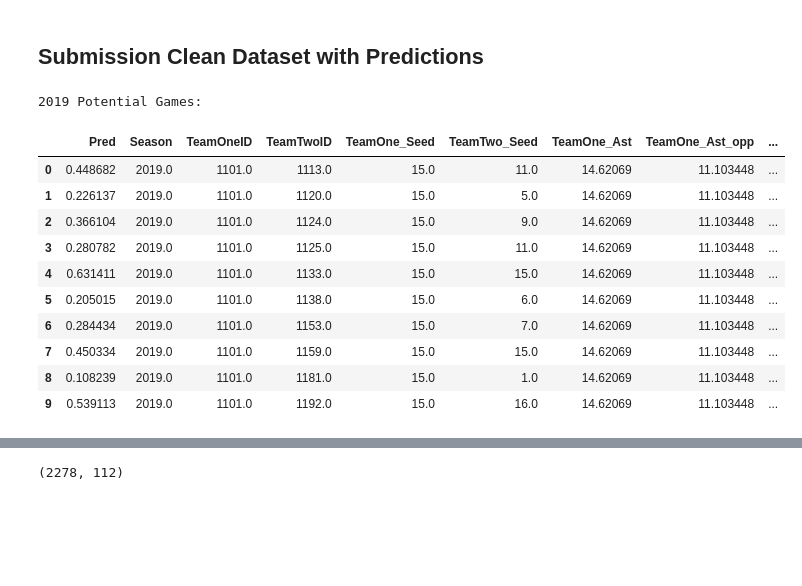
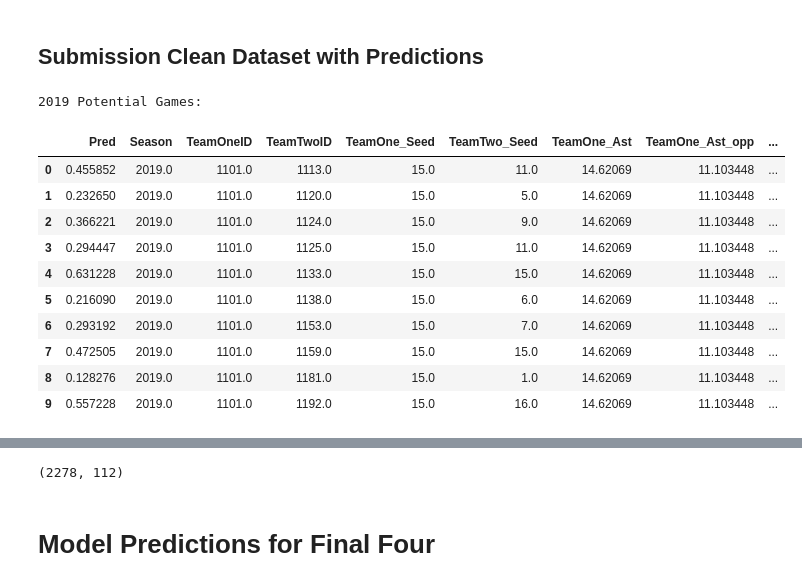
Before and after one commit to aarontrefler/kaggle-ncaa-men-19, a Jupyter notebook: notebooks/AT-1.1-analyze-datasets.ipynb, the cells around one changed output, grey strips where cells are left out. Saved outputs shown, nothing was run; the diff lists cells and outputs as text; code cells hidden in the pictures; blank space fills up the shorter version.

```diff
--- a/notebooks/AT-1.1-analyze-datasets.ipynb
+++ b/notebooks/AT-1.1-analyze-datasets.ipynb
@@ -133,19 +133,19 @@ utils.display_df(df_clean_sub, n=3, tail=True, title="2019 Potential Games")
 ## Submission Clean Dataset with Predictions
 # %%
 # training dataset with predictions
-df_sub_pred = (pd.read_csv(data_clean_dir + 'predictions_submission_dataset.csv'))
+df_sub_pred = (pd.read_csv(data_clean_dir + 'gridcv_submission_dataset_predictions.csv'))
 utils.display_df(df_sub_pred, n=10, tail=True, title="2019 Potential Games")
 # %% [output]
 2019 Potential Games:
 |  | Pred | Season | TeamOneID | TeamTwoID | TeamOne_Seed | TeamTwo_Seed | TeamOne_Ast | TeamOne_Ast_opp | ... |
-| 0 | 0.448682 | 2019.0 | 1101.0 | 1113.0 | 15.0 | 11.0 | 14.62069 | 11.103448 | ... |
-| 1 | 0.226137 | 2019.0 | 1101.0 | 1120.0 | 15.0 | 5.0 | 14.62069 | 11.103448 | ... |
-| 2 | 0.366104 | 2019.0 | 1101.0 | 1124.0 | 15.0 | 9.0 | 14.62069 | 11.103448 | ... |
-| 3 | 0.280782 | 2019.0 | 1101.0 | 1125.0 | 15.0 | 11.0 | 14.62069 | 11.103448 | ... |
-| 4 | 0.631411 | 2019.0 | 1101.0 | 1133.0 | 15.0 | 15.0 | 14.62069 | 11.103448 | ... |
-| 5 | 0.205015 | 2019.0 | 1101.0 | 1138.0 | 15.0 | 6.0 | 14.62069 | 11.103448 | ... |
-| 6 | 0.284434 | 2019.0 | 1101.0 | 1153.0 | 15.0 | 7.0 | 14.62069 | 11.103448 | ... |
-| 7 | 0.450334 | 2019.0 | 1101.0 | 1159.0 | 15.0 | 15.0 | 14.62069 | 11.103448 | ... |
-| 8 | 0.108239 | 2019.0 | 1101.0 | 1181.0 | 15.0 | 1.0 | 14.62069 | 11.103448 | ... |
-| 9 | 0.539113 | 2019.0 | 1101.0 | 1192.0 | 15.0 | 16.0 | 14.62069 | 11.103448 | ... |
+| 0 | 0.455852 | 2019.0 | 1101.0 | 1113.0 | 15.0 | 11.0 | 14.62069 | 11.103448 | ... |
+| 1 | 0.232650 | 2019.0 | 1101.0 | 1120.0 | 15.0 | 5.0 | 14.62069 | 11.103448 | ... |
+| 2 | 0.366221 | 2019.0 | 1101.0 | 1124.0 | 15.0 | 9.0 | 14.62069 | 11.103448 | ... |
+| 3 | 0.294447 | 2019.0 | 1101.0 | 1125.0 | 15.0 | 11.0 | 14.62069 | 11.103448 | ... |
+| 4 | 0.631228 | 2019.0 | 1101.0 | 1133.0 | 15.0 | 15.0 | 14.62069 | 11.103448 | ... |
+| 5 | 0.216090 | 2019.0 | 1101.0 | 1138.0 | 15.0 | 6.0 | 14.62069 | 11.103448 | ... |
+| 6 | 0.293192 | 2019.0 | 1101.0 | 1153.0 | 15.0 | 7.0 | 14.62069 | 11.103448 | ... |
+| 7 | 0.472505 | 2019.0 | 1101.0 | 1159.0 | 15.0 | 15.0 | 14.62069 | 11.103448 | ... |
+| 8 | 0.128276 | 2019.0 | 1101.0 | 1181.0 | 15.0 | 1.0 | 14.62069 | 11.103448 | ... |
+| 9 | 0.557228 | 2019.0 | 1101.0 | 1192.0 | 15.0 | 16.0 | 14.62069 | 11.103448 | ... |
 |  | Pred | Season | TeamOneID | TeamTwoID | TeamOne_Seed | TeamTwo_Seed | TeamOne_Ast | TeamOne_Ast_opp | ... |
@@ -162 +162,3 @@ utils.display_df(df_sub_pred, n=10, tail=True, title="2019 Potential Games")
 (2278, 112)
+# %% [markdown]
+# Model Predictions for Final Four
```
Also changed, not shown: parts of 7 cells of this notebook, 1 other file.
